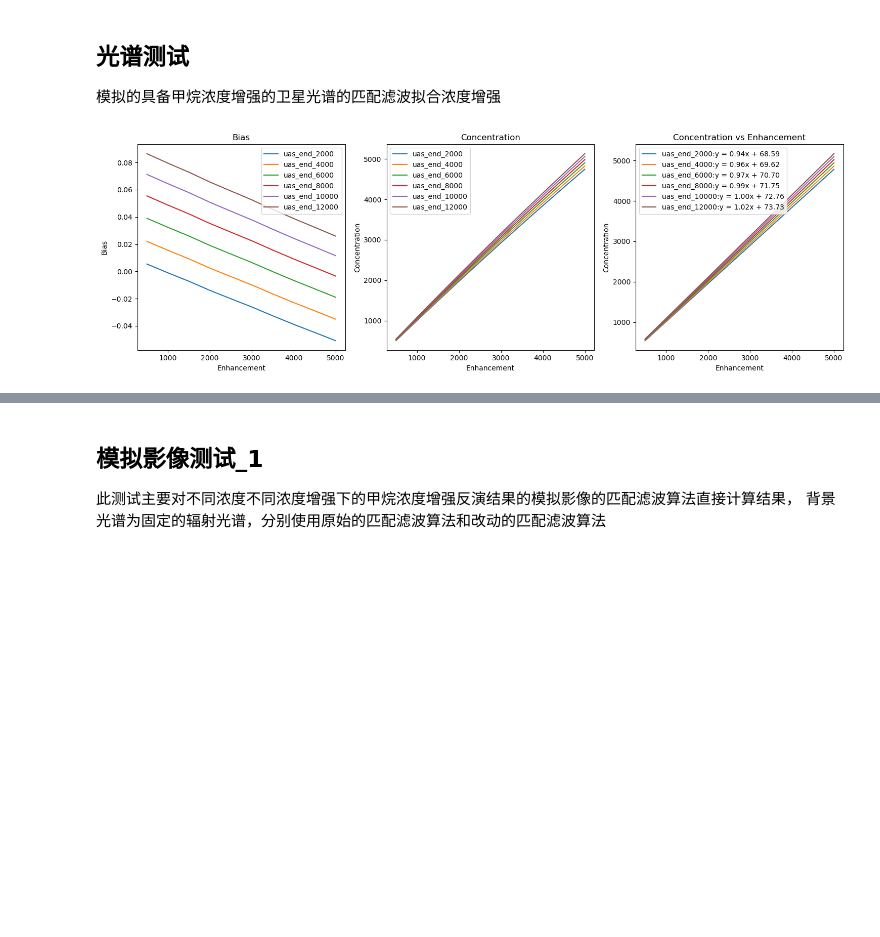
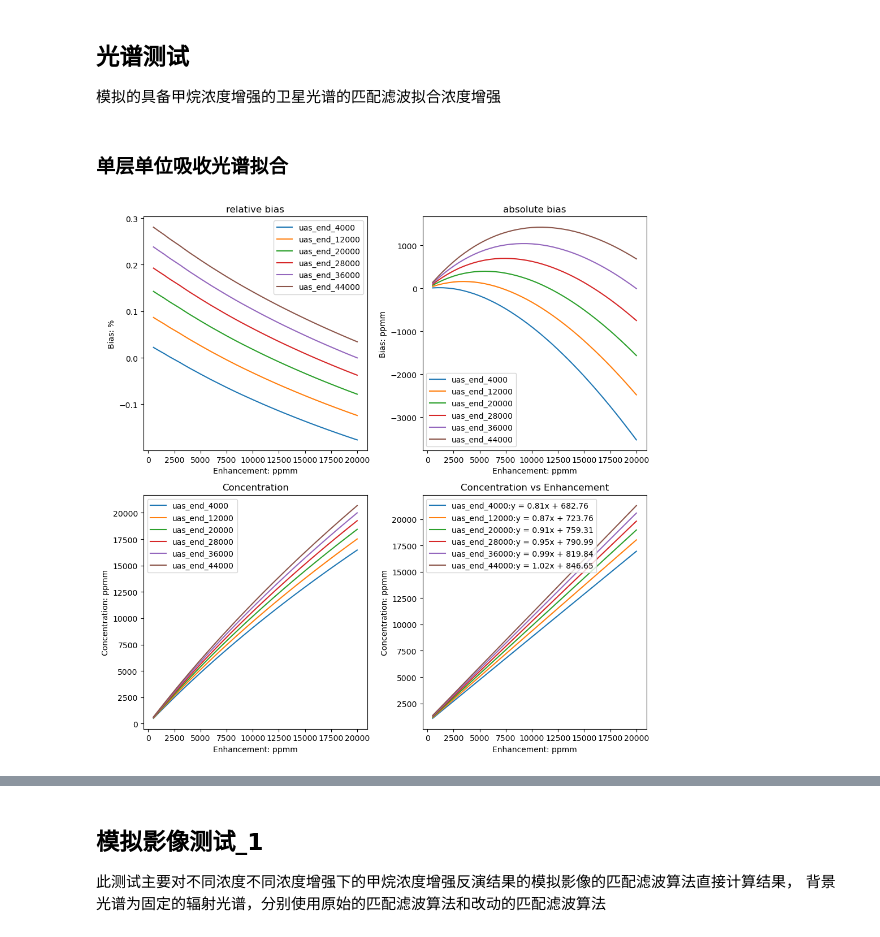
Before and after one commit to Emeric53/MF, a Jupyter notebook: MatchedFilter/algorithm_modification.ipynb, the cells around one changed output, grey strips where cells are left out. Drawn from its saved outputs; the diff is of its cells as text; code cells hidden in the pictures; blank space fills up the shorter version.

```diff
--- a/MatchedFilter/algorithm_modification.ipynb
+++ b/MatchedFilter/algorithm_modification.ipynb
@@ -235,6 +254,8 @@ def polyfit_plot(enhancements,resultlist,ax,labelstr):
 # %% [markdown]
 ## 光谱测试
 模拟的具备甲烷浓度增强的卫星光谱的匹配滤波拟合浓度增强
+# %% [markdown]
+### 单层单位吸收光谱拟合
 # %%
 def spectrumlevel_test1():
     """
@@ -242,55 +263,49 @@ def spectrumlevel_test1():
     使用拟合区间不同的单位吸收光谱。
     """
 
-    fig, ax = plt.subplots(1,3,figsize=(15,5))
-    for end in range(2000,14000,2000):
+    fig, ax = plt.subplots(2,2,figsize=(10,10))
+    ax1,ax2,ax3,ax4 = ax.flatten()
+    for end in range(4000,45000,8000):
         # 读取单位吸收光谱 UAS
         ahsi_unit_absorption_spectrum_path = f"C:\\Users\\RS\\VSCode\\matchedfiltermethod\\MyData\\uas\\AHSI_UAS_end_{end}.txt"
         _,uas = nf.open_unit_absorption_spectrum(ahsi_unit_absorption_spectrum_path,2150,2500)
 
         # 初始化变量
         base = None
         channels_path=r"C:\\Users\\RS\\VSCode\\matchedfiltermethod\\MyData\\AHSI_channels.npz"
         base_filepath = f"C:\\PcModWin5\\Bin\\batch\\AHSI_Methane_0_ppmm_tape7.txt"
         _,base = nf.get_simulated_satellite_radiance(base_filepath,channels_path,2150,2500)
         concentration = 0
         concentrationlist = []
-        biaslists = []
-
+        re_biaslists = []
+        ab_biaslists = []
         # 拟合甲烷浓度增强
-        enhancements = np.arange(500,5500,500)
+        enhancements = np.arange(500,20500,500)
         for enhancement in enhancements:
             # 读取模拟辐射数据
             filepath = f"C:\\PcModWin5\\Bin\\batch\\AHSI_Methane_{int(enhancement)}_ppmm_tape7.txt"
             _,radiance = nf.get_simulated_satellite_radiance(filepath,channels_path,2150,2500)
             # 通过直接拟合的方法计算甲烷浓度增强，并计算与实际值的偏差
             concentration = profile_matched_filter(base,radiance,uas)
-            biaslists.append(((concentration-enhancement)/enhancement))
+            ab_biaslists.append(concentration-enhancement)
+            re_biaslists.append(((concentration-enhancement)/enhancement))
             concentrationlist.append(concentration)
 
-        ax[0].plot(enhancements,biaslists,label=f"uas_end_{end}")
-        ax[1].plot(enhancements,concentrationlist,label=f"uas_end_{end}")
-        polyfit_plot(enhancements,concentrationlist,ax[2],f"uas_end_{end}")
+        ax1.plot(enhancements,re_biaslists,label=f"uas_end_{end}")
+        ax2.plot(enhancements,ab_biaslists,label=f"uas_end_{end}")
+        ax3.plot(enhancements,concentrationlist,label=f"uas_end_{end}")
+        polyfit_plot(enhancements,concentrationlist,ax4,f"uas_end_{end}")
 
-    ax[0].set_title("Bias")
-    ax[0].set_xlabel("Enhancement")
-    ax[0].set_ylabel("Bias")
-    ax[0].legend()
+    set_plot_details(ax1,"relative bias","Enhancement: ppmm","Bias: %")
+    set_plot_details(ax2,"absolute bias","Enhancement: ppmm","Bias: ppmm")
+    set_plot_details(ax3,"Concentration","Enhancement: ppmm","Concentration: ppmm")
+    set_plot_details(ax4,"Concentration vs Enhancement","Enhancement: ppmm","Concentration: ppmm")
 
-    ax[1].set_title("Concentration")
-    ax[1].set_xlabel("Enhancement")
-    ax[1].set_ylabel("Concentration")
-    ax[1].legend()
-
-    ax[2].set_title("Concentration vs Enhancement")
-    ax[2].set_xlabel("Enhancement")
-    ax[2].set_ylabel("Concentration")
-    ax[2].legend()
     plt.tight_layout()
     plt.show()
 
-    return biaslists
+    return re_biaslists,ab_biaslists
 
-biaslist = spectrumlevel_test1()
+re_biaslists,ab_biaslists = spectrumlevel_test1()
 # %% [output]
-[figure, old version]
+[figure, new version]
```
Also changed, not shown: parts of 14 cells of this notebook, 1 other file.
